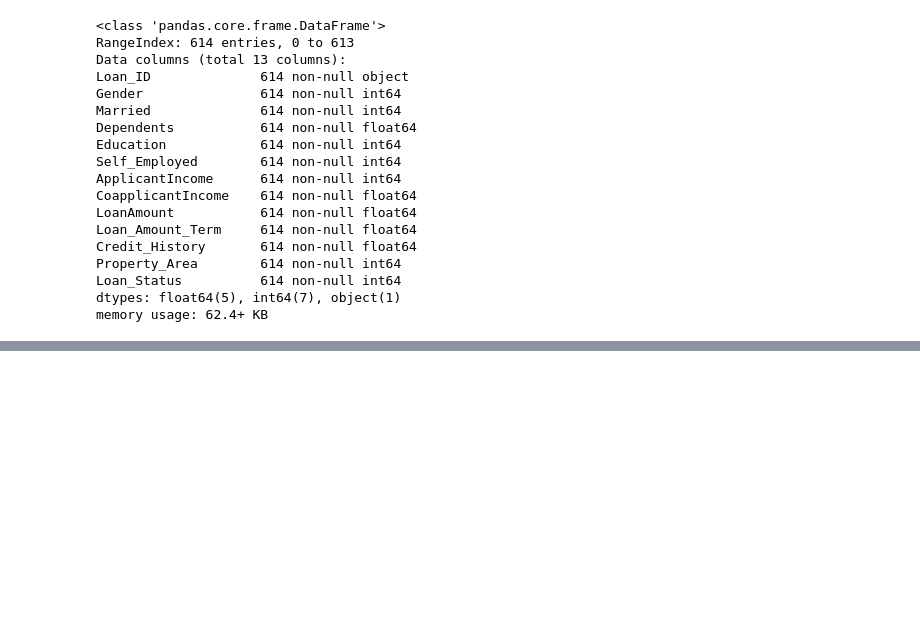
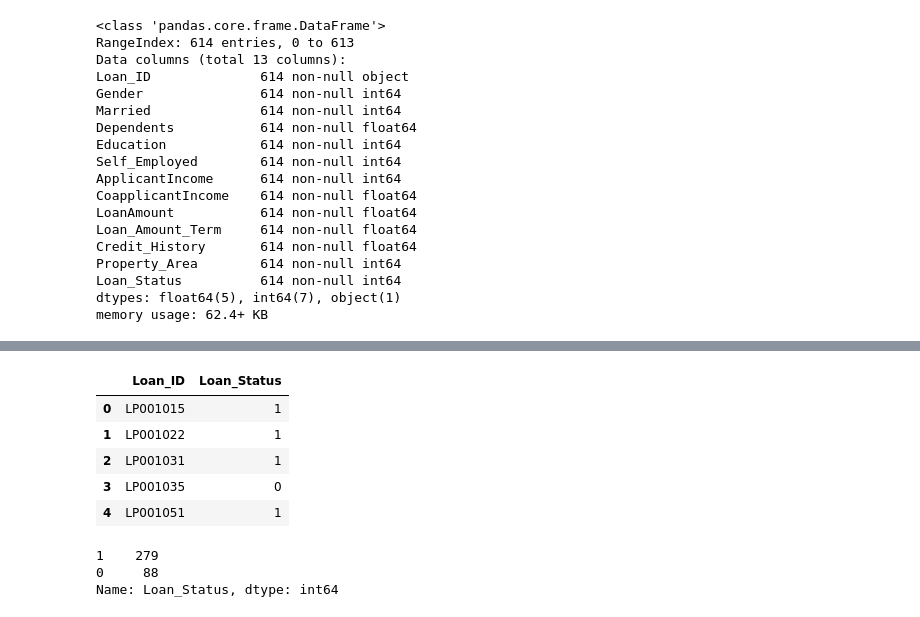
Before and after one commit to rdamehta/Loan_prediction, a Jupyter notebook: loan_predictions.ipynb, the cells around one changed output, grey strips where cells are left out. Saved outputs shown, nothing was run; the diff lists cells and outputs as text; code cells hidden in the pictures; blank space fills up the shorter version.

```diff
--- a/loan_predictions.ipynb
+++ b/loan_predictions.ipynb
@@ -198,0 +318,16 @@ memory usage: 62.4+ KB
+# %%
+sample['Loan_ID'] = test['Loan_ID']
+sample.head()
+# %% [output]
+|  | Loan_ID | Loan_Status |
+| 0 | LP001015 | 1 |
+| 1 | LP001022 | 1 |
+| 2 | LP001031 | 1 |
+| 3 | LP001035 | 0 |
+| 4 | LP001051 | 1 |
+# %%
+sample.Loan_Status.value_counts()
+# %% [output]
+1    279
+0     88
+Name: Loan_Status, dtype: int64
```
Also changed, not shown: parts of 17 cells of this notebook, 6 other files.
